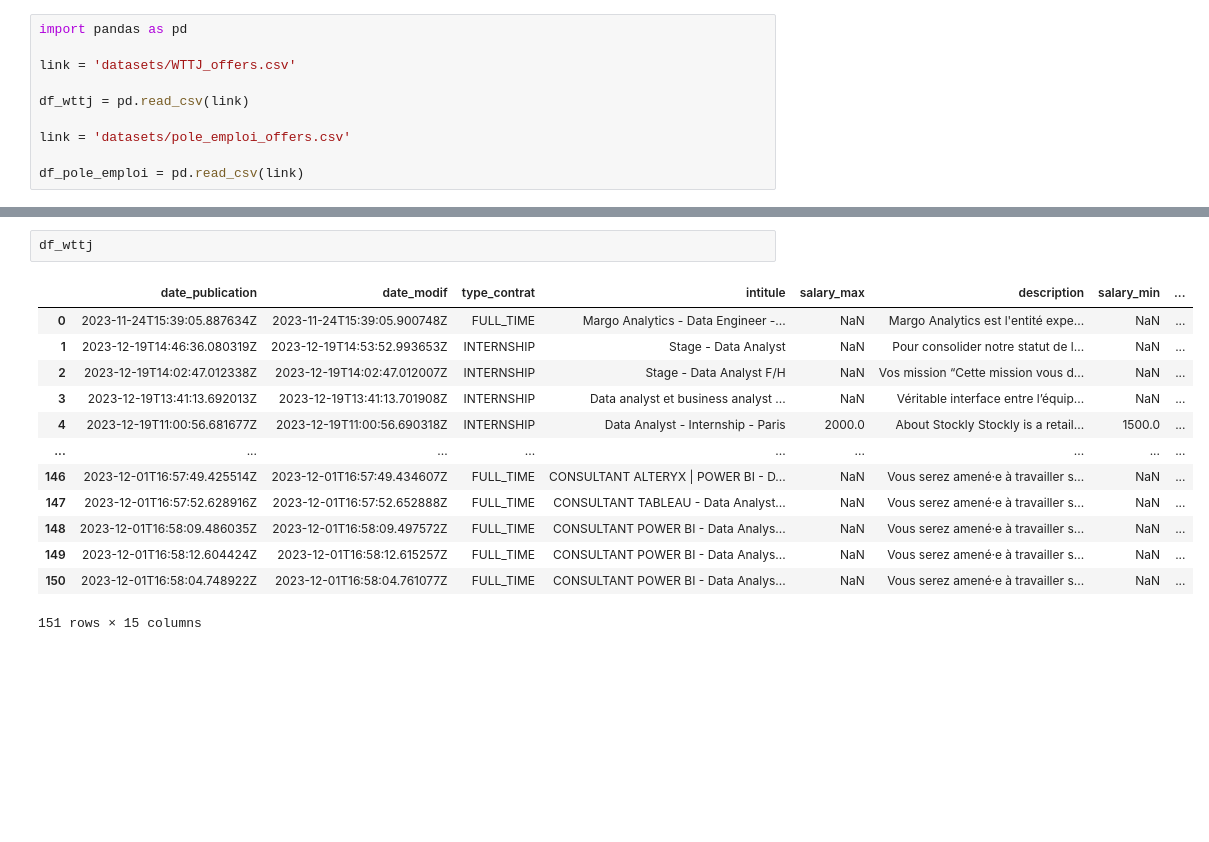
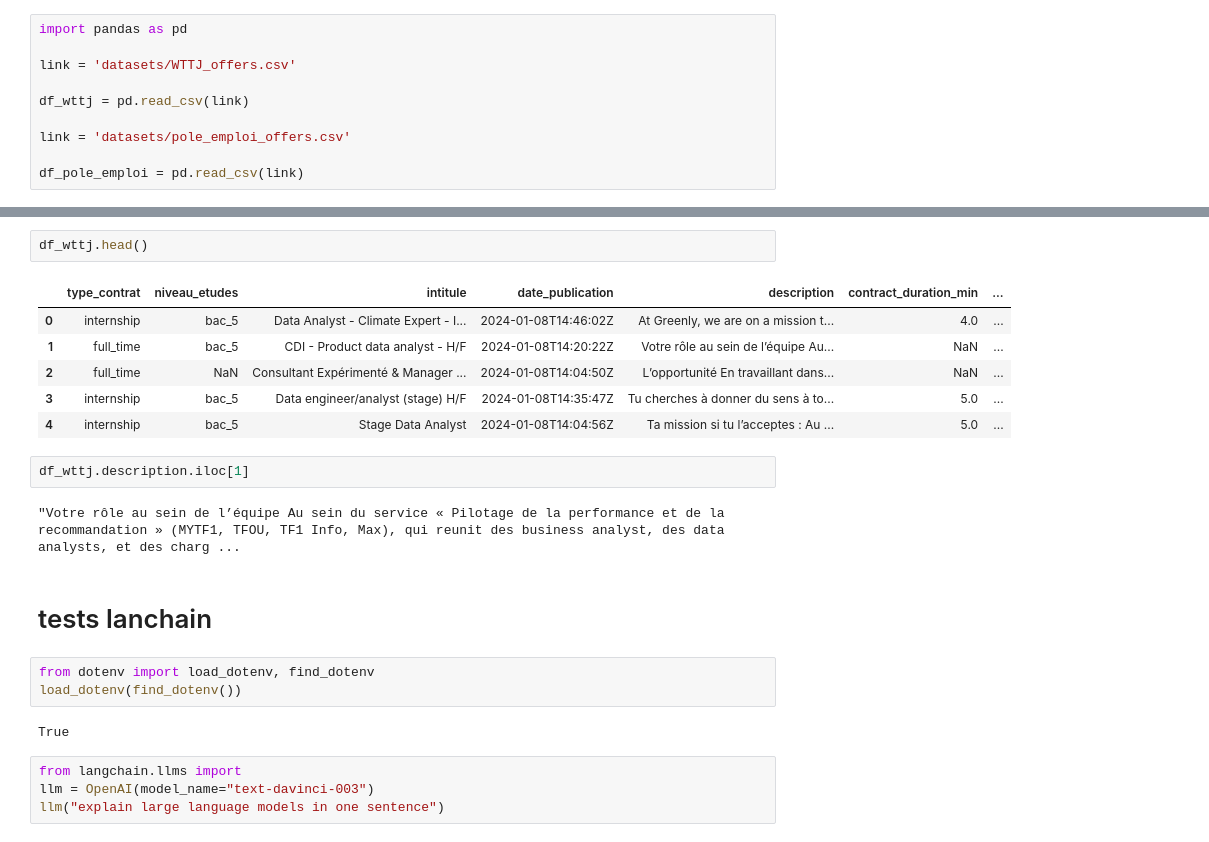
Before and after one commit to dsteddy/Projet_3, a Jupyter notebook: test.ipynb, the cells around one changed output, grey strips where cells are left out. Drawn from its saved outputs; the diff is of its cells as text; blank space fills up the shorter version.

Commit message:
langchain_test

```diff
--- a/test.ipynb
+++ b/test.ipynb
@@ -27,16 +20,24 @@ df_pole_emploi
 # %%
-df_wttj
+df_wttj.head()
 # %% [output]
-|  | date_publication | date_modif | type_contrat | intitule | salary_max | description | salary_min | ... |
-| 0 | 2023-11-24T15:39:05.887634Z | 2023-11-24T15:39:05.900748Z | FULL_TIME | Margo Analytics - Data Engineer -... | NaN | Margo Analytics est l'entité expe... | NaN | ... |
-| 1 | 2023-12-19T14:46:36.080319Z | 2023-12-19T14:53:52.993653Z | INTERNSHIP | Stage - Data Analyst | NaN | Pour consolider notre statut de l... | NaN | ... |
-| 2 | 2023-12-19T14:02:47.012338Z | 2023-12-19T14:02:47.012007Z | INTERNSHIP | Stage - Data Analyst F/H | NaN | Vos mission “Cette mission vous d... | NaN | ... |
-| 3 | 2023-12-19T13:41:13.692013Z | 2023-12-19T13:41:13.701908Z | INTERNSHIP | Data analyst et business analyst ... | NaN | Véritable interface entre l’équip... | NaN | ... |
-| 4 | 2023-12-19T11:00:56.681677Z | 2023-12-19T11:00:56.690318Z | INTERNSHIP | Data Analyst - Internship - Paris | 2000.0 | About Stockly Stockly is a retail... | 1500.0 | ... |
-| ... | ... | ... | ... | ... | ... | ... | ... | ... |
-| 146 | 2023-12-01T16:57:49.425514Z | 2023-12-01T16:57:49.434607Z | FULL_TIME | CONSULTANT ALTERYX | POWER BI - D... | NaN | Vous serez amené⸱e à travailler s... | NaN | ... |
-| 147 | 2023-12-01T16:57:52.628916Z | 2023-12-01T16:57:52.652888Z | FULL_TIME | CONSULTANT TABLEAU - Data Analyst... | NaN | Vous serez amené⸱e à travailler s... | NaN | ... |
-| 148 | 2023-12-01T16:58:09.486035Z | 2023-12-01T16:58:09.497572Z | FULL_TIME | CONSULTANT POWER BI - Data Analys... | NaN | Vous serez amené⸱e à travailler s... | NaN | ... |
-| 149 | 2023-12-01T16:58:12.604424Z | 2023-12-01T16:58:12.615257Z | FULL_TIME | CONSULTANT POWER BI - Data Analys... | NaN | Vous serez amené⸱e à travailler s... | NaN | ... |
-| 150 | 2023-12-01T16:58:04.748922Z | 2023-12-01T16:58:04.761077Z | FULL_TIME | CONSULTANT POWER BI - Data Analys... | NaN | Vous serez amené⸱e à travailler s... | NaN | ... |
+|  | type_contrat | niveau_etudes | intitule | date_publication | description | contract_duration_min | ... |
+| 0 | internship | bac_5 | Data Analyst - Climate Expert - I... | 2024-01-08T14:46:02Z | At Greenly, we are on a mission t... | 4.0 | ... |
+| 1 | full_time | bac_5 | CDI - Product data analyst - H/F | 2024-01-08T14:20:22Z | Votre rôle au sein de l’équipe Au... | NaN | ... |
+| 2 | full_time | NaN | Consultant Expérimenté & Manager ... | 2024-01-08T14:04:50Z | L’opportunité En travaillant dans... | NaN | ... |
+| 3 | internship | bac_5 | Data engineer/analyst (stage) H/F | 2024-01-08T14:35:47Z | Tu cherches à donner du sens à to... | 5.0 | ... |
+| 4 | internship | bac_5 | Stage Data Analyst | 2024-01-08T14:04:56Z | Ta mission si tu l’acceptes : Au ... | 5.0 | ... |
-151 rows × 15 columns
+# %%
+df_wttj.description.iloc[1]
+# %% [output]
+"Votre rôle au sein de l’équipe Au sein du service « Pilotage de la performance et de la recommandation » (MYTF1, TFOU, TF1 Info, Max), qui reunit des business analyst, des data analysts, et des charg ...
+# %% [markdown]
+# tests lanchain
+# %%
+from dotenv import load_dotenv, find_dotenv
+load_dotenv(find_dotenv())
+# %% [output]
+True
+# %%
+from langchain.llms import
+llm = OpenAI(model_name="text-davinci-003")
+llm("explain large language models in one sentence")
```
Also changed, not shown: parts of 9 cells of this notebook, 6 other files.
